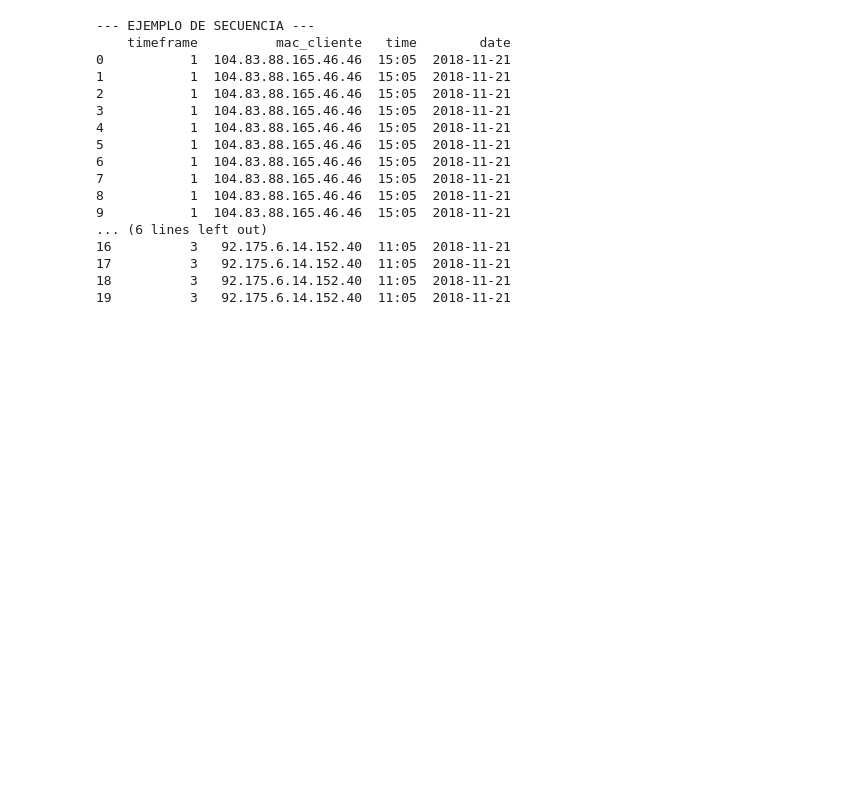
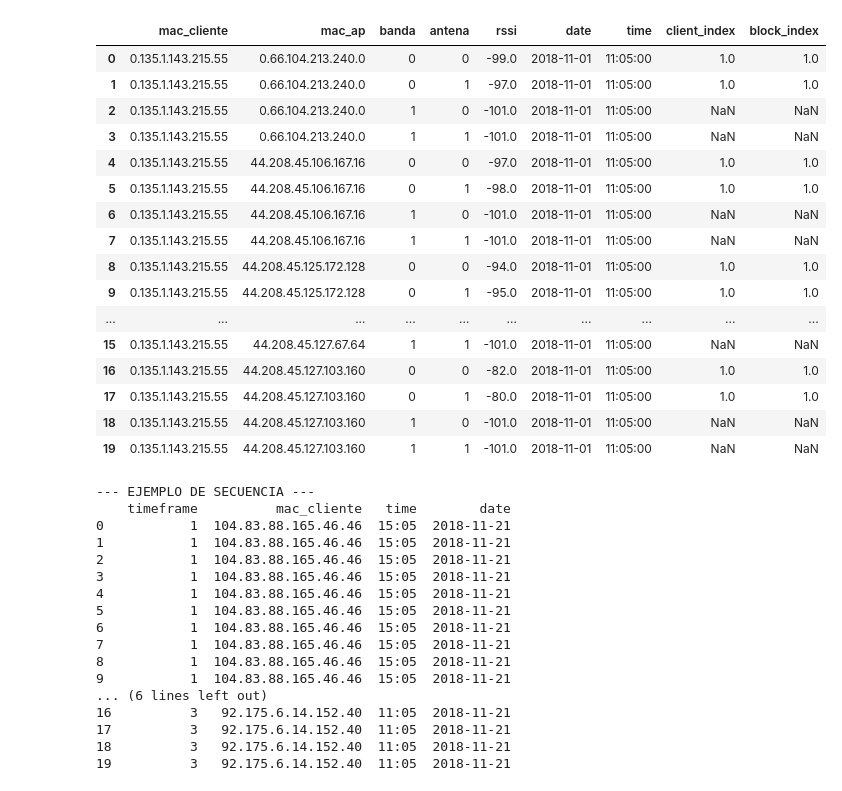
Before and after one commit to Nahuel1103/NetROML, a Jupyter notebook: filtrar.ipynb, the cells around one changed output. Saved outputs shown, nothing was run; the diff lists cells and outputs as text; code cells hidden in the pictures; blank space fills up the shorter version.

```diff
--- a/filtrar.ipynb
+++ b/filtrar.ipynb
@@ -51,3 +120,25 @@ df_1.head(50)
+# %%
+df_imputed = impute_rssi_all_aps(df)
+
+df_imputed.head(20)
+# %% [output]
+|  | mac_cliente | mac_ap | banda | antena | rssi | date | time | client_index | block_index |
+| 0 | 0.135.1.143.215.55 | 0.66.104.213.240.0 | 0 | 0 | -99.0 | 2018-11-01 | 11:05:00 | 1.0 | 1.0 |
+| 1 | 0.135.1.143.215.55 | 0.66.104.213.240.0 | 0 | 1 | -97.0 | 2018-11-01 | 11:05:00 | 1.0 | 1.0 |
+| 2 | 0.135.1.143.215.55 | 0.66.104.213.240.0 | 1 | 0 | -101.0 | 2018-11-01 | 11:05:00 | NaN | NaN |
+| 3 | 0.135.1.143.215.55 | 0.66.104.213.240.0 | 1 | 1 | -101.0 | 2018-11-01 | 11:05:00 | NaN | NaN |
+| 4 | 0.135.1.143.215.55 | 44.208.45.106.167.16 | 0 | 0 | -97.0 | 2018-11-01 | 11:05:00 | 1.0 | 1.0 |
+| 5 | 0.135.1.143.215.55 | 44.208.45.106.167.16 | 0 | 1 | -98.0 | 2018-11-01 | 11:05:00 | 1.0 | 1.0 |
+| 6 | 0.135.1.143.215.55 | 44.208.45.106.167.16 | 1 | 0 | -101.0 | 2018-11-01 | 11:05:00 | NaN | NaN |
+| 7 | 0.135.1.143.215.55 | 44.208.45.106.167.16 | 1 | 1 | -101.0 | 2018-11-01 | 11:05:00 | NaN | NaN |
+| 8 | 0.135.1.143.215.55 | 44.208.45.125.172.128 | 0 | 0 | -94.0 | 2018-11-01 | 11:05:00 | 1.0 | 1.0 |
+| 9 | 0.135.1.143.215.55 | 44.208.45.125.172.128 | 0 | 1 | -95.0 | 2018-11-01 | 11:05:00 | 1.0 | 1.0 |
+| ... | ... | ... | ... | ... | ... | ... | ... | ... | ... |
+| 15 | 0.135.1.143.215.55 | 44.208.45.127.67.64 | 1 | 1 | -101.0 | 2018-11-01 | 11:05:00 | NaN | NaN |
+| 16 | 0.135.1.143.215.55 | 44.208.45.127.103.160 | 0 | 0 | -82.0 | 2018-11-01 | 11:05:00 | 1.0 | 1.0 |
+| 17 | 0.135.1.143.215.55 | 44.208.45.127.103.160 | 0 | 1 | -80.0 | 2018-11-01 | 11:05:00 | 1.0 | 1.0 |
+| 18 | 0.135.1.143.215.55 | 44.208.45.127.103.160 | 1 | 0 | -101.0 | 2018-11-01 | 11:05:00 | NaN | NaN |
+| 19 | 0.135.1.143.215.55 | 44.208.45.127.103.160 | 1 | 1 | -101.0 | 2018-11-01 | 11:05:00 | NaN | NaN |
 # %%
 import pandas as pd
 import numpy as np
```
Also changed, not shown: parts of 7 cells of this notebook.
